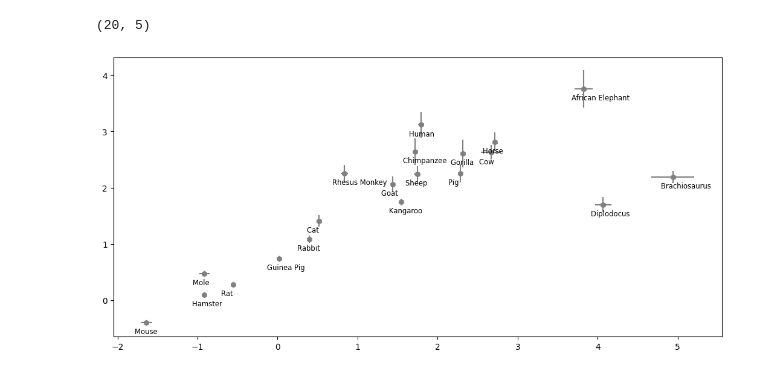
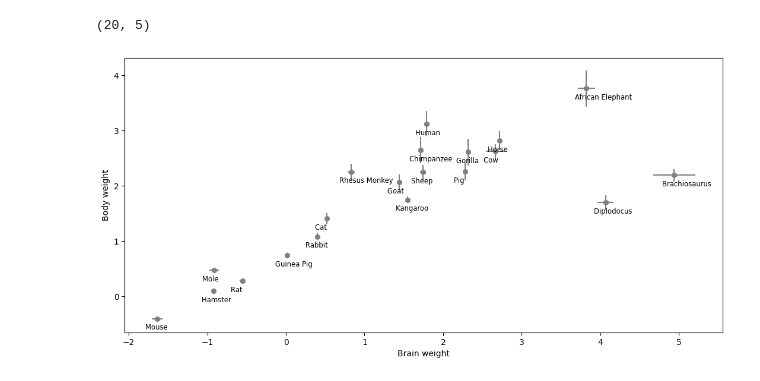
Before and after one commit to svhenrique/ufal, a Jupyter notebook: Planejamento de Experimentos/trab3.ipynb, the cells around one changed output. Cells and saved outputs as stored; diff of their text form; code cells hidden in the pictures.

```diff
--- a/Planejamento de Experimentos/trab3.ipynb
+++ b/Planejamento de Experimentos/trab3.ipynb
@@ -212,17 +212,18 @@ dados7.shape
 # %%
 plt.figure(figsize=(13, 6))
 
 for instancia in dados7.values:
 
   nome = instancia[0]
   x = instancia[1]
   y = instancia[2]
   xerr = instancia[3]
   yerr = instancia[4]
 
   plt.errorbar(x=x, y=y, xerr=xerr, yerr=yerr, color="gray", marker="h")
   plt.annotate(nome, (x-0.15,y-0.2), fontsize='small')
-
+plt.xlabel('Brain weight')
+plt.ylabel('Body weight')
 plt.show()
 # %% [output]
-[figure, old version]
+[figure, new version]
```
